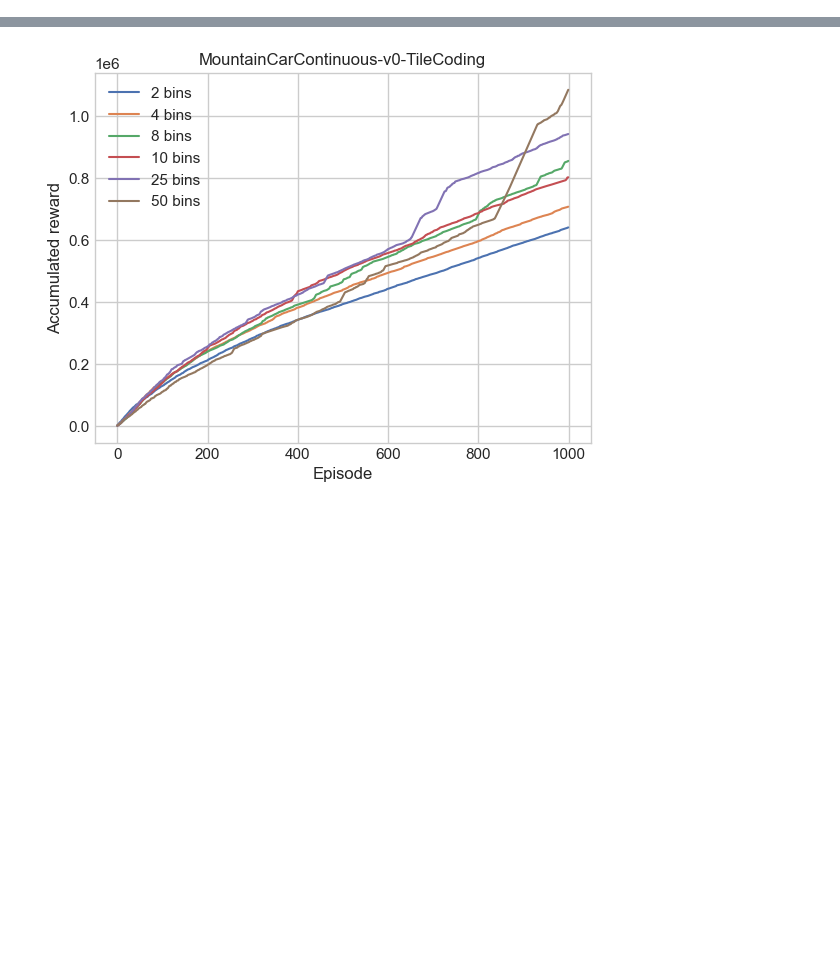
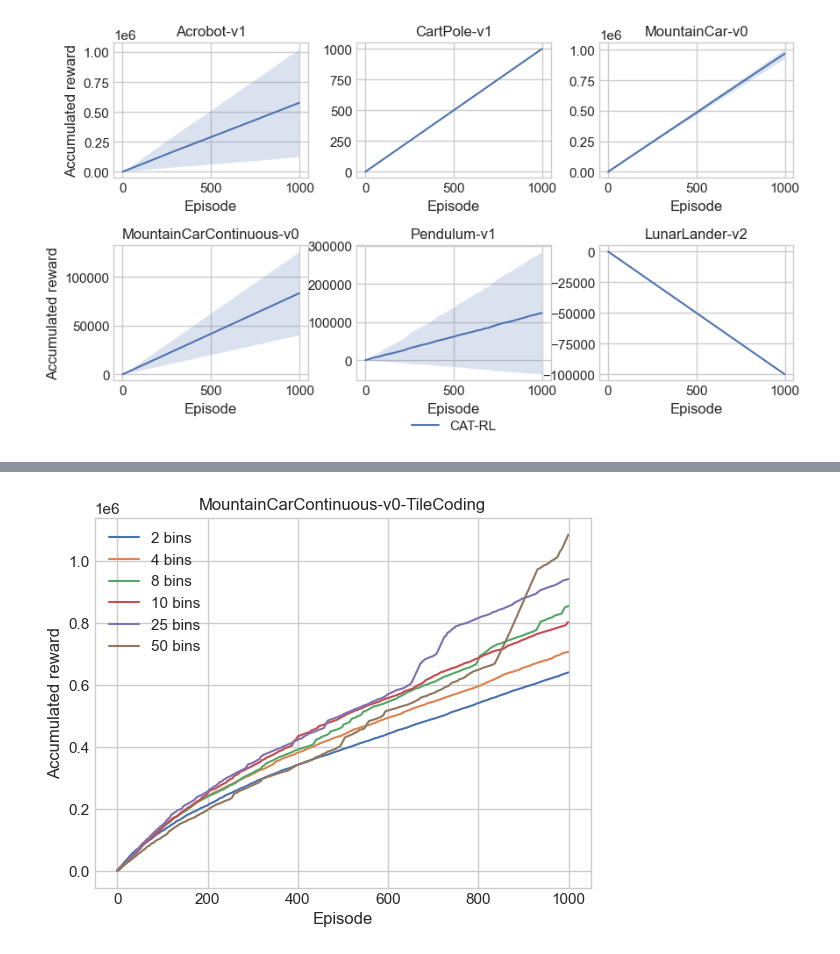
Before and after one commit to borchand/Bachelor-Project, a Jupyter notebook: plots.ipynb, the cells around one changed output, grey strips where cells are left out. Cells and saved outputs as stored; diff of their text form; code cells hidden in the pictures; blank space fills up the shorter version.

```diff
--- a/plots.ipynb
+++ b/plots.ipynb
@@ -9,0 +38,8 @@ plt.style.use('seaborn-whitegrid')
+# %%
+#get data for after training
+methods = ["CAT-RL"]
+data_after_train = data_dict(methods, envs, seeds, folder="results-after-train")
+# %%
+create_plot_grid(data_after_train, methods, envs, seeds, "accumulated reward", save_name="after_train")
+# %% [output]
+[figure, added]
```
Also changed, not shown: parts of 17 cells of this notebook, 1 other file.
